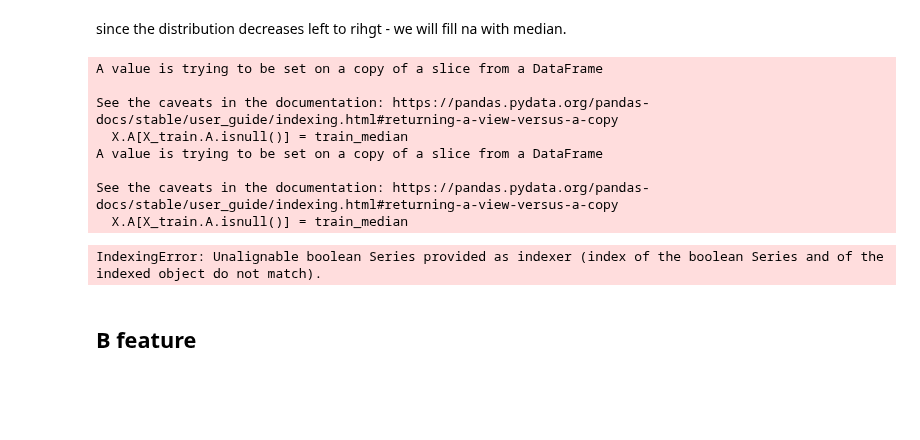
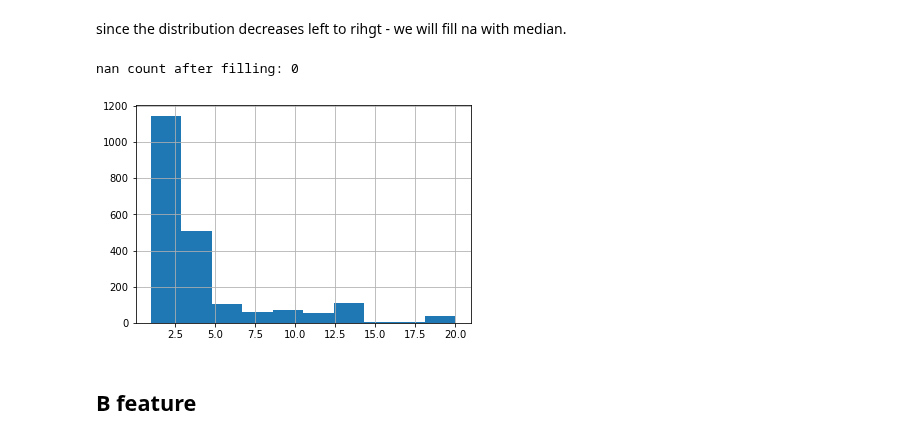
Before and after one commit to MrPupik/INTO_TO_ML, a Jupyter notebook: project/amit_nb.ipynb, the cells around one changed output. Drawn from its saved outputs; the diff is of its cells as text; code cells hidden in the pictures; blank space fills up the shorter version.

```diff
--- a/project/amit_nb.ipynb
+++ b/project/amit_nb.ipynb
@@ -614,24 +628,20 @@ pass
 since the distribution decreases left to rihgt - we will fill na with median.
 # %%
 def a_data_prep(X_t, X):
-    train_median = np.median(X_t.A[~X_t.Region.isnull()])
-    X.A[X_train.A.isnull()] = train_median
+    train_median = np.median(X_t.A[~X_t.A.isnull()])
+    X.A = X.A.fillna(train_median)
+    #X.A[X.A.isnull()] = train_median
     return X
 
 X_train = a_data_prep(X_train, X_train)
 X_test = a_data_prep(X_train, X_test)
 
 X_train.A.hist()
+
+print('nan count after filling:', X_train.A.isnull().sum())
 # %% [output]
-A value is trying to be set on a copy of a slice from a DataFrame
-
-See the caveats in the documentation: https://pandas.pydata.org/pandas-docs/stable/user_guide/indexing.html#returning-a-view-versus-a-copy
-  X.A[X_train.A.isnull()] = train_median
-A value is trying to be set on a copy of a slice from a DataFrame
-
-See the caveats in the documentation: https://pandas.pydata.org/pandas-docs/stable/user_guide/indexing.html#returning-a-view-versus-a-copy
-  X.A[X_train.A.isnull()] = train_median
+nan count after filling: 0
-IndexingError: Unalignable boolean Series provided as indexer (index of the boolean Series and of the indexed object do not match).
+[figure, added]
 # %% [markdown]
 ## B feature
 # %%
```
Also changed, not shown: parts of 10 cells of this notebook.
